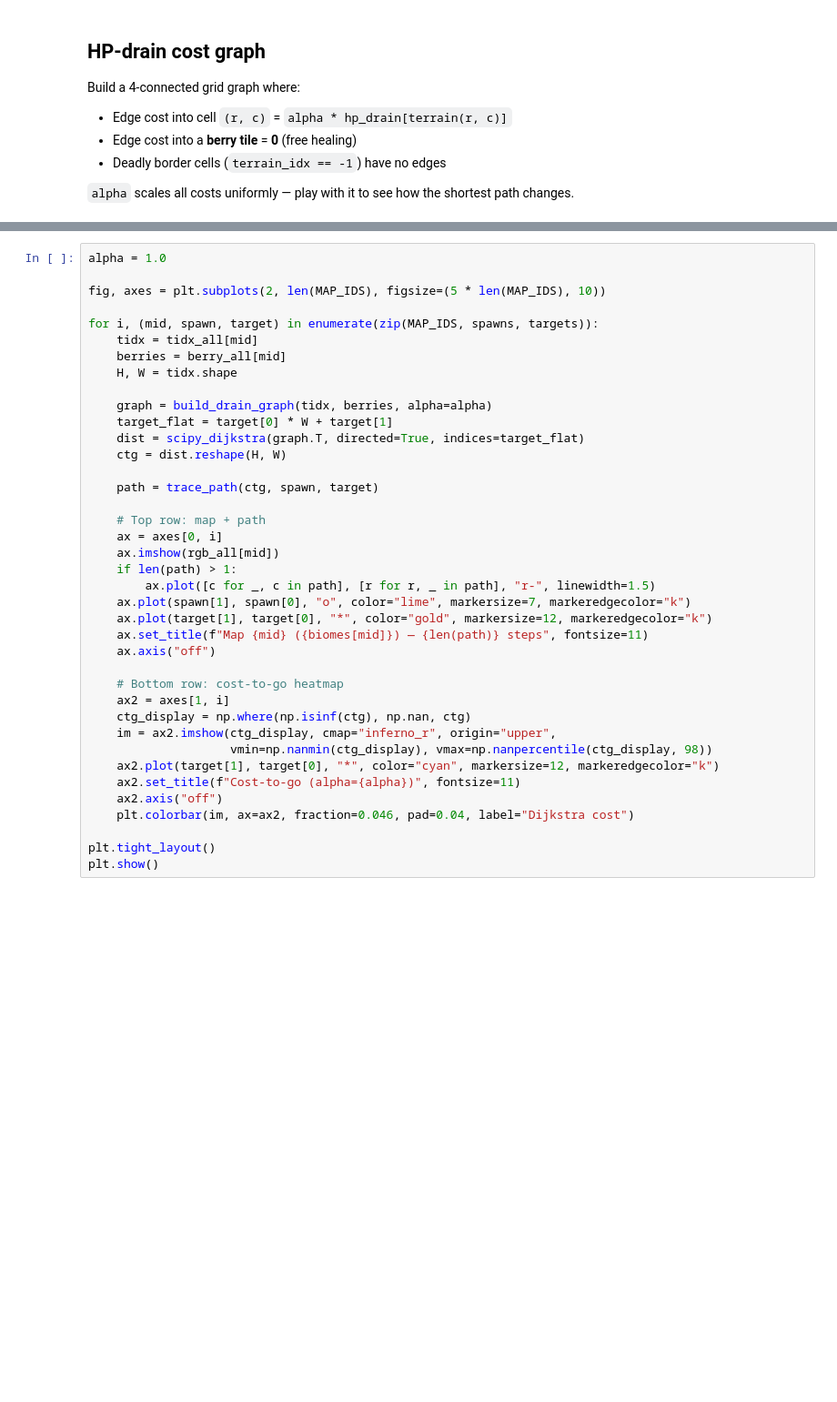
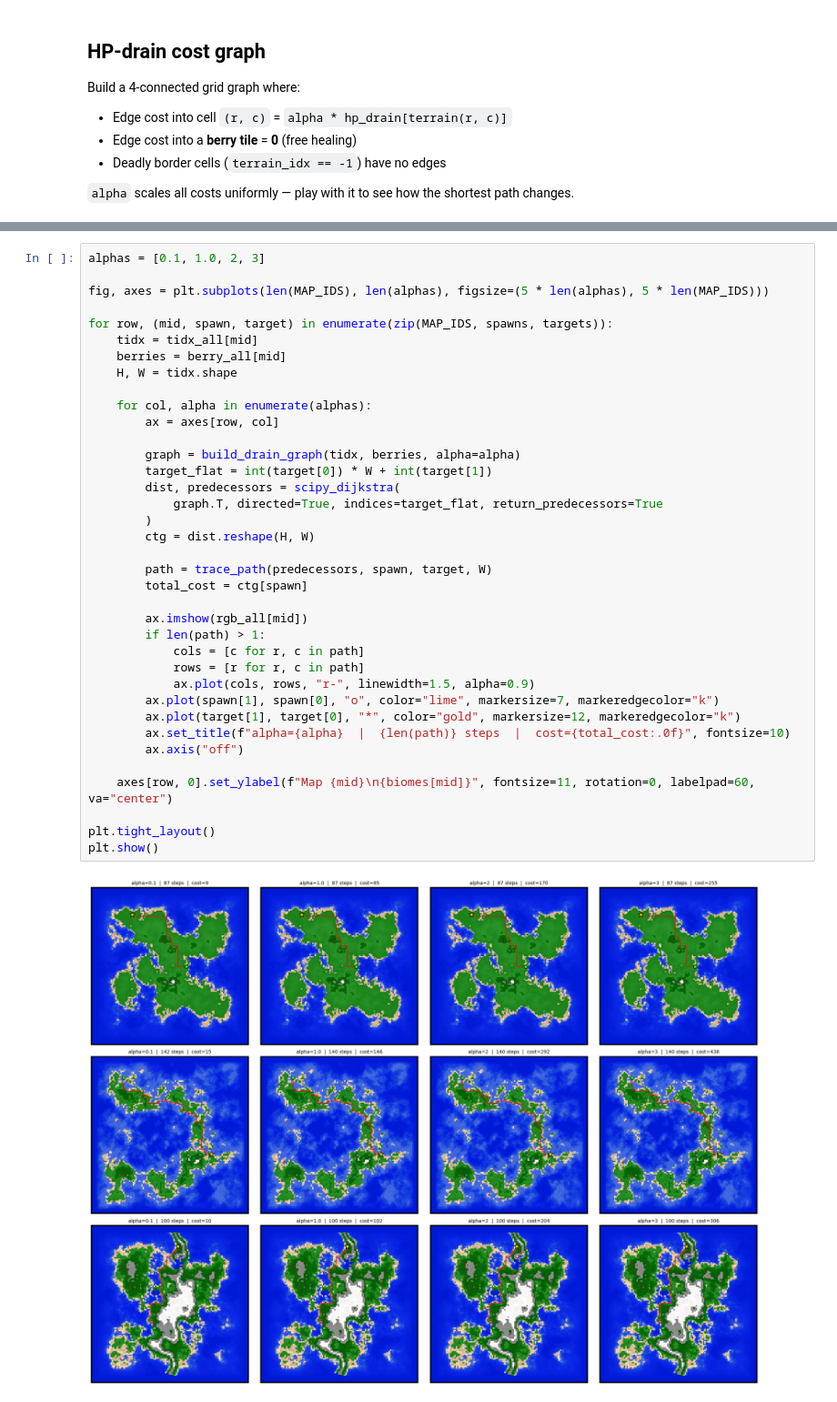
Before and after one commit to 0xbadc0ffe/Crusoe-Cogniland, a Jupyter notebook: notebooks/reward_exploration.ipynb, the cells around one changed output, grey strips where cells are left out. Shown at 91% size. Cells and saved outputs as stored; diff of their text form; blank space fills up the shorter version.

```diff
--- a/notebooks/reward_exploration.ipynb
+++ b/notebooks/reward_exploration.ipynb
@@ -200,39 +212,39 @@ Dijkstra distance from every cell to the target. Dark = close, bright = far. Bla
 # %%
-alpha = 1.0
+alphas = [0.1, 1.0, 2, 3]
 
-fig, axes = plt.subplots(2, len(MAP_IDS), figsize=(5 * len(MAP_IDS), 10))
+fig, axes = plt.subplots(len(MAP_IDS), len(alphas), figsize=(5 * len(alphas), 5 * len(MAP_IDS)))
 
-for i, (mid, spawn, target) in enumerate(zip(MAP_IDS, spawns, targets)):
+for row, (mid, spawn, target) in enumerate(zip(MAP_IDS, spawns, targets)):
     tidx = tidx_all[mid]
     berries = berry_all[mid]
     H, W = tidx.shape
 
-    graph = build_drain_graph(tidx, berries, alpha=alpha)
-    target_flat = target[0] * W + target[1]
-    dist = scipy_dijkstra(graph.T, directed=True, indices=target_flat)
-    ctg = dist.reshape(H, W)
+    for col, alpha in enumerate(alphas):
+        ax = axes[row, col]
 
-    path = trace_path(ctg, spawn, target)
+        graph = build_drain_graph(tidx, berries, alpha=alpha)
+        target_flat = int(target[0]) * W + int(target[1])
+        dist, predecessors = scipy_dijkstra(
+            graph.T, directed=True, indices=target_flat, return_predecessors=True
+        )
+        ctg = dist.reshape(H, W)
 
-    # Top row: map + path
-    ax = axes[0, i]
-    ax.imshow(rgb_all[mid])
-    if len(path) > 1:
-        ax.plot([c for _, c in path], [r for r, _ in path], "r-", linewidth=1.5)
-    ax.plot(spawn[1], spawn[0], "o", color="lime", markersize=7, markeredgecolor="k")
-    ax.plot(target[1], target[0], "*", color="gold", markersize=12, markeredgecolor="k")
-    ax.set_title(f"Map {mid} ({biomes[mid]}) — {len(path)} steps", fontsize=11)
-    ax.axis("off")
+        path = trace_path(predecessors, spawn, target, W)
+        total_cost = ctg[spawn]
 
-    # Bottom row: cost-to-go heatmap
-    ax2 = axes[1, i]
-    ctg_display = np.where(np.isinf(ctg), np.nan, ctg)
-    im = ax2.imshow(ctg_display, cmap="inferno_r", origin="upper",
-                    vmin=np.nanmin(ctg_display), vmax=np.nanpercentile(ctg_display, 98))
-    ax2.plot(target[1], target[0], "*", color="cyan", markersize=12, markeredgecolor="k")
-    ax2.set_title(f"Cost-to-go (alpha={alpha})", fontsize=11)
-    ax2.axis("off")
-    plt.colorbar(im, ax=ax2, fraction=0.046, pad=0.04, label="Dijkstra cost")
+        ax.imshow(rgb_all[mid])
+        if len(path) > 1:
+            cols = [c for r, c in path]
+            rows = [r for r, c in path]
+            ax.plot(cols, rows, "r-", linewidth=1.5, alpha=0.9)
+        ax.plot(spawn[1], spawn[0], "o", color="lime", markersize=7, markeredgecolor="k")
+        ax.plot(target[1], target[0], "*", color="gold", markersize=12, markeredgecolor="k")
+        ax.set_title(f"alpha={alpha}  |  {len(path)} steps  |  cost={total_cost:.0f}", fontsize=10)
+        ax.axis("off")
+
+    axes[row, 0].set_ylabel(f"Map {mid}\n{biomes[mid]}", fontsize=11, rotation=0, labelpad=60, va="center")
 
 plt.tight_layout()
 plt.show()
+# %% [output]
+[figure, added]
```
Also changed, not shown: parts of 6 cells of this notebook, 1 other file.
